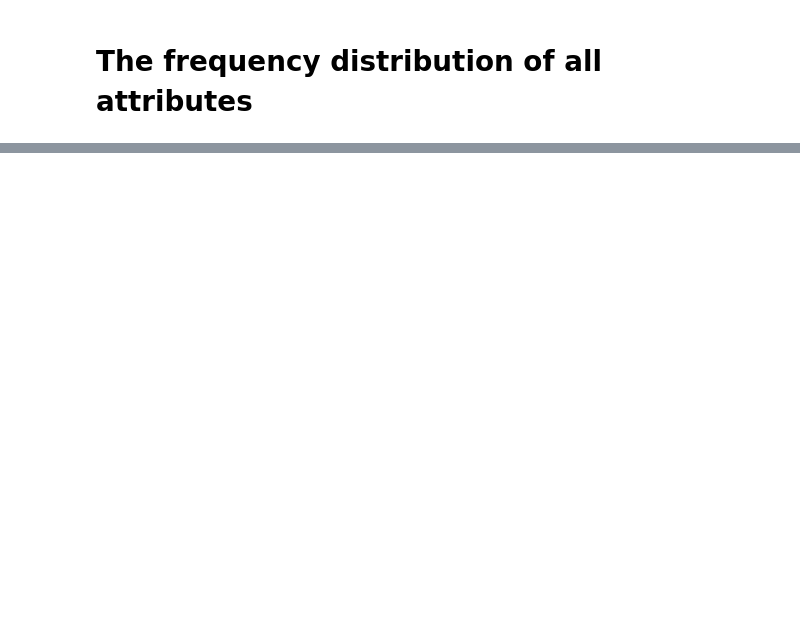
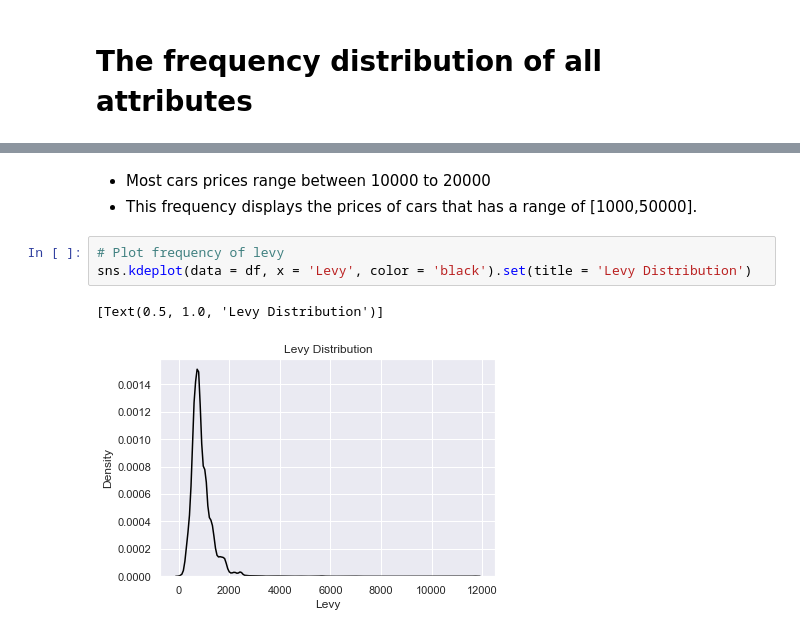
Before and after one commit to aLmktr/COMP3602-Project, a Jupyter notebook: 132962_132851.ipynb, the cells around one changed output, grey strips where cells are left out. Saved outputs shown, nothing was run; the diff lists cells and outputs as text; blank space fills up the shorter version.

```diff
--- a/132962_132851.ipynb
+++ b/132962_132851.ipynb
@@ -212,0 +191,9 @@ df[df['Manufacturer'] == 'TESLA']
+# %% [markdown]
+- Most cars prices range between 10000 to 20000
+- This frequency displays the prices of cars that has a range of [1000,50000].
+# %%
+# Plot frequency of levy
+sns.kdeplot(data = df, x = 'Levy', color = 'black').set(title = 'Levy Distribution')
+# %% [output]
+[Text(0.5, 1.0, 'Levy Distribution')]
+[figure, added]
```
Also changed, not shown: parts of 19 cells of this notebook.
